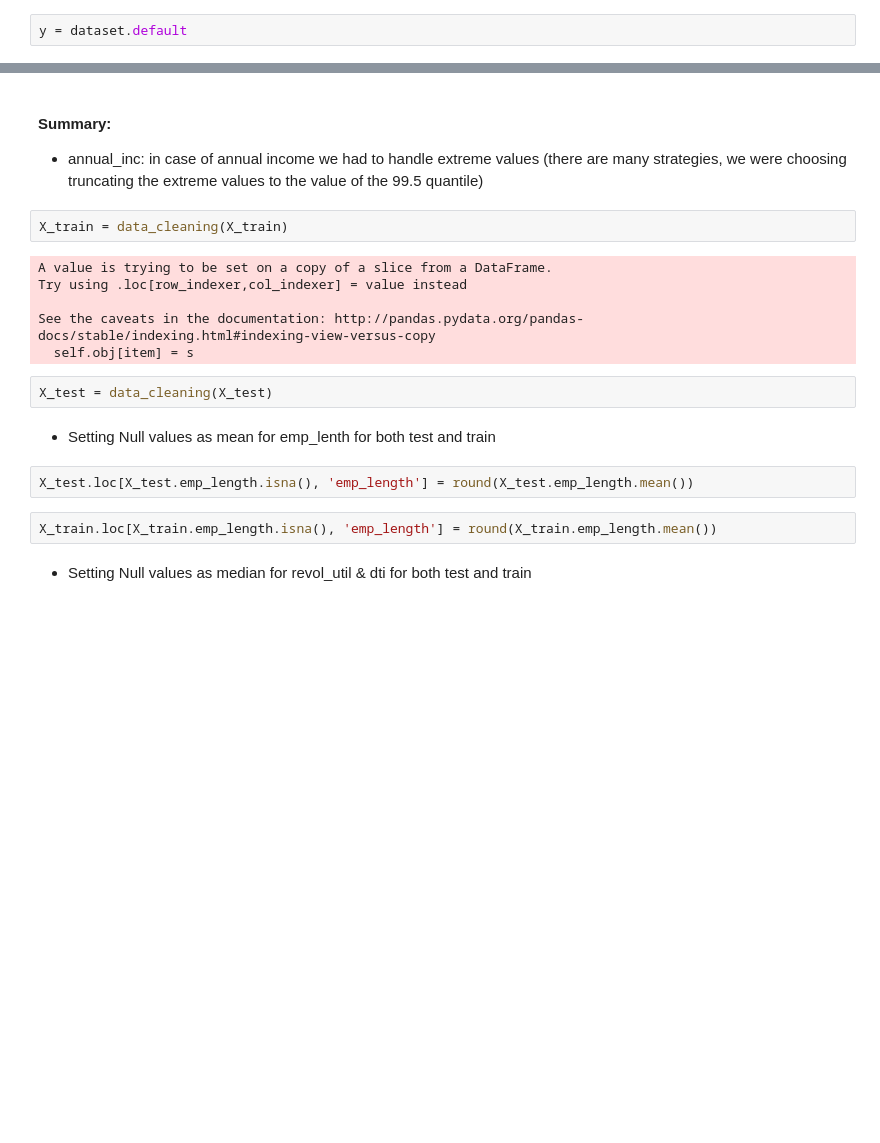
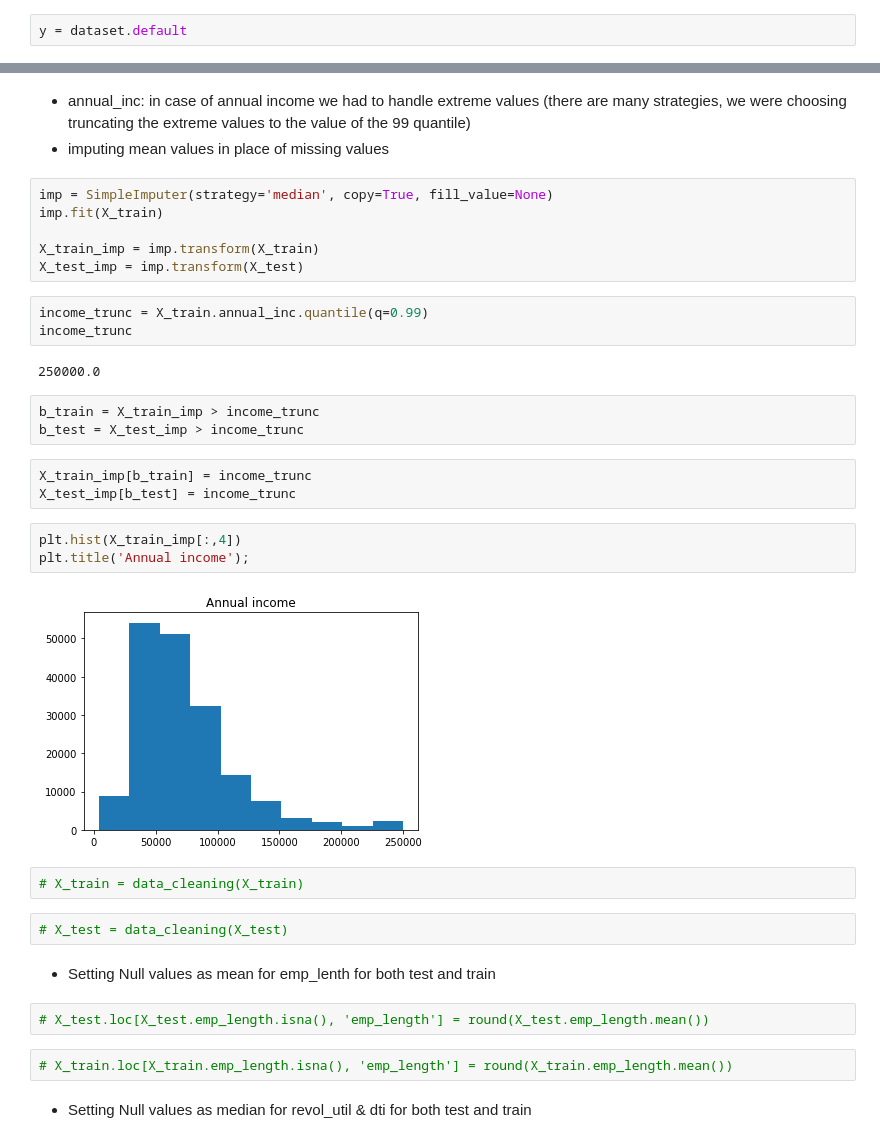
Before and after one commit to apy444/personal_loan_default_prediction, a Jupyter notebook: Technical_Mod4_daniel.ipynb, the cells around one changed output, grey strips where cells are left out. Saved outputs shown, nothing was run; the diff lists cells and outputs as text; blank space fills up the shorter version.

```diff
--- a/Technical_Mod4_daniel.ipynb
+++ b/Technical_Mod4_daniel.ipynb
@@ -267,23 +318,40 @@ Name: default, dtype: int64
 # %% [markdown]
-#### Summary:
 
-- annual_inc: in case of annual income we had to handle extreme values (there are many strategies, we were choosing truncating the extreme values to the value of the 99.5 quantile)
+
+- annual_inc: in case of annual income we had to handle extreme values (there are many strategies, we were choosing truncating the extreme values to the value of the 99 quantile)
+- imputing mean values in place of missing values
+# %%
+imp = SimpleImputer(strategy='median', copy=True, fill_value=None)
+imp.fit(X_train)
+
+X_train_imp = imp.transform(X_train)
+X_test_imp = imp.transform(X_test)
+# %%
+income_trunc = X_train.annual_inc.quantile(q=0.99)
+income_trunc
+# %% [output]
+250000.0
+# %%
+b_train = X_train_imp > income_trunc
+b_test = X_test_imp > income_trunc
+# %%
+X_train_imp[b_train] = income_trunc
+X_test_imp[b_test] = income_trunc
+# %%
+plt.hist(X_train_imp[:,4])
+plt.title('Annual income');
+# %% [output]
+[figure, added]
 # %%
-X_train = data_cleaning(X_train)
+# X_train = data_cleaning(X_train)
-# %% [output]
-A value is trying to be set on a copy of a slice from a DataFrame.
-Try using .loc[row_indexer,col_indexer] = value instead
-
-See the caveats in the documentation: http://pandas.pydata.org/pandas-docs/stable/indexing.html#indexing-view-versus-copy
-  self.obj[item] = s
 # %%
-X_test = data_cleaning(X_test)
+# X_test = data_cleaning(X_test)
 # %% [markdown]
 - Setting Null values as mean for emp_lenth for both test and train
 # %%
-X_test.loc[X_test.emp_length.isna(), 'emp_length'] = round(X_test.emp_length.mean())
+# X_test.loc[X_test.emp_length.isna(), 'emp_length'] = round(X_test.emp_length.mean())
 # %%
-X_train.loc[X_train.emp_length.isna(), 'emp_length'] = round(X_train.emp_length.mean())
+# X_train.loc[X_train.emp_length.isna(), 'emp_length'] = round(X_train.emp_length.mean())
 # %% [markdown]
 - Setting Null values as median for revol_util & dti for both test and train
 # %%
```
Also changed, not shown: parts of 150 cells of this notebook.
